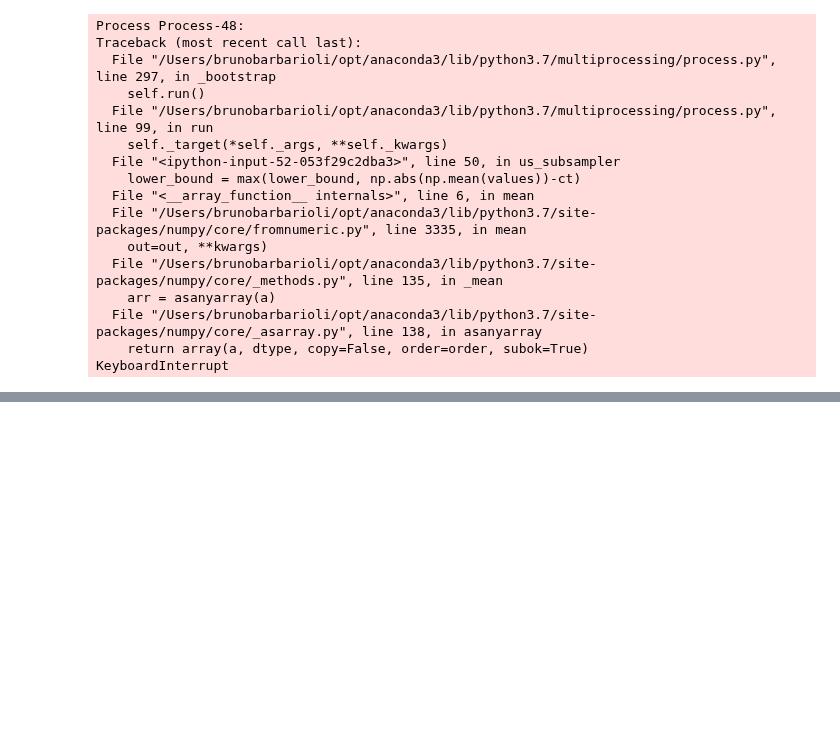
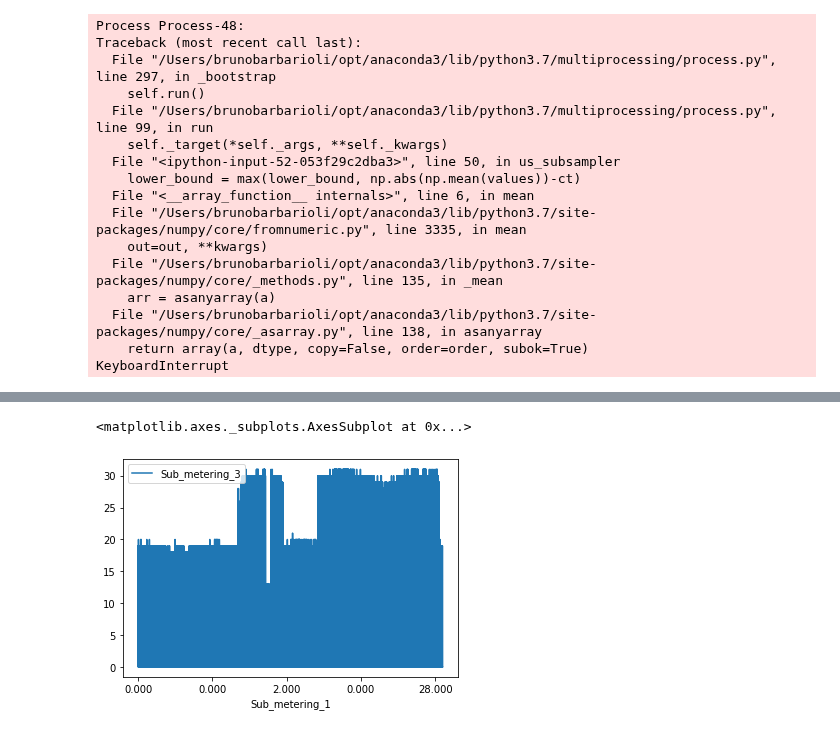
Before and after one commit to Barbarioli/OTSS, a Jupyter notebook: test.ipynb, the cells around one changed output, grey strips where cells are left out. Cells and saved outputs as stored; diff of their text form; code cells hidden in the pictures; blank space fills up the shorter version.

Commit message:
real data test

```diff
--- a/test.ipynb
+++ b/test.ipynb
@@ -725,0 +732,3 @@ KeyboardInterrupt
+# %%
+path = '/Users/brunobarbarioli/Documents/Research/OTSS/datasets/household_power_consumption.txt'
+data = pd.read_csv(path, sep = ';')
@@ -725,0 +772,7 @@ KeyboardInterrupt
+# %%
+data = data[data.Sub_metering_1 != '?']
+data = data[data.Sub_metering_2 != '?']
+data = data[data.Sub_metering_3 != '?']
+# %%
+data.index = pd.to_datetime(data['Date'] +' '+ data['Time'])
+data_clean = data.drop(columns = ['Date', 'Time'])
@@ -725,0 +811,7 @@ KeyboardInterrupt
+# %%
+data_clean['Metering'] = data_clean['Sub_metering_1'] + data_clean['Sub_metering_2'] + data_clean['Sub_metering_3']
+# %%
+data_clean.plot('Sub_metering_1')
+# %% [output]
+<matplotlib.axes._subplots.AxesSubplot at 0x...>
+[figure, added]
```
Also changed, not shown: parts of 15 cells of this notebook.
